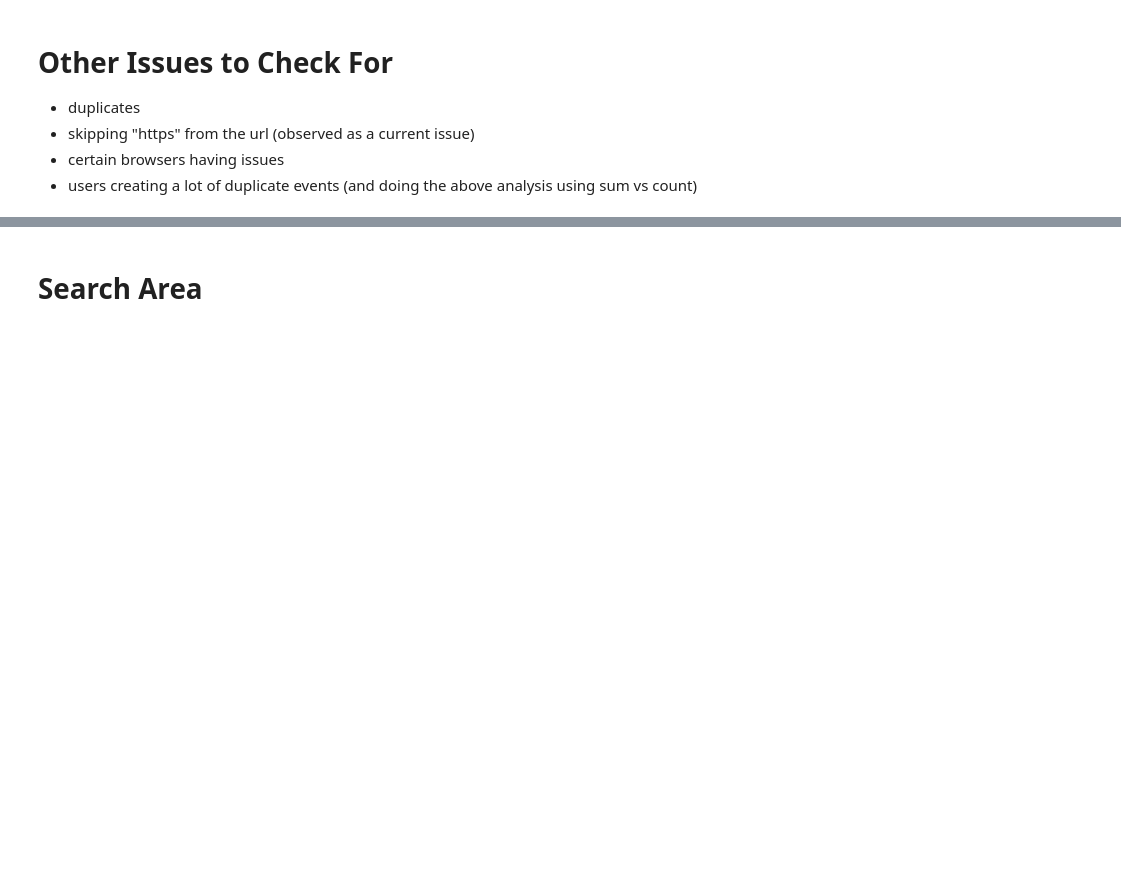
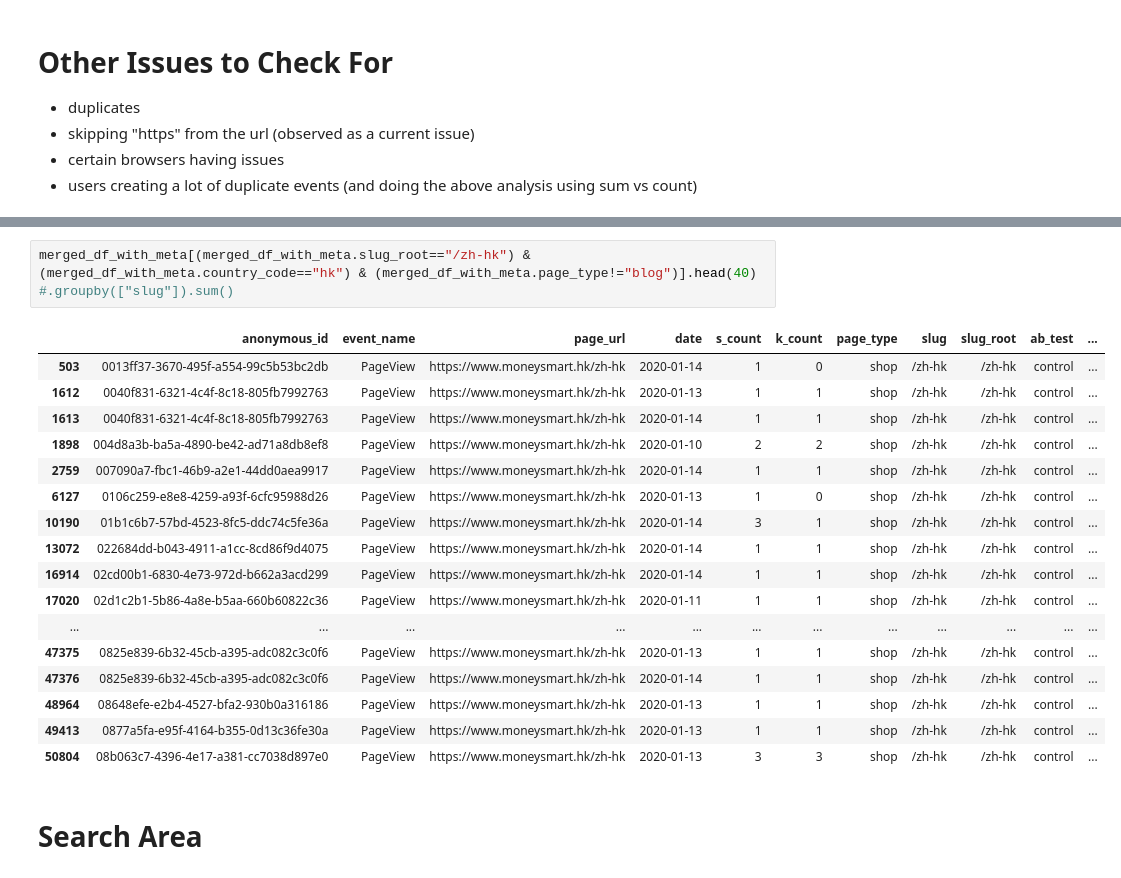
Before and after one commit to moneysmartco/blog-jupyter-notebooks, a Jupyter notebook: validating_segment_vs_kinesis.ipynb, the cells around one changed output, grey strips where cells are left out. Cells and saved outputs as stored; diff of their text form; blank space fills up the shorter version.

```diff
--- a/validating_segment_vs_kinesis.ipynb
+++ b/validating_segment_vs_kinesis.ipynb
@@ -905,3 +1025,23 @@ group_by_and_show_count_difference(merged_df_with_meta, ["country_code", "page_t
+# %%
+merged_df_with_meta[(merged_df_with_meta.slug_root=="/zh-hk") & (merged_df_with_meta.country_code=="hk") & (merged_df_with_meta.page_type!="blog")].head(40) #.groupby(["slug"]).sum()
+# %% [output]
+|  | anonymous_id | event_name | page_url | date | s_count | k_count | page_type | slug | slug_root | ab_test | ... |
+| 503 | 0013ff37-3670-495f-a554-99c5b53bc2db | PageView | https://www.moneysmart.hk/zh-hk | 2020-01-14 | 1 | 0 | shop | /zh-hk | /zh-hk | control | ... |
+| 1612 | 0040f831-6321-4c4f-8c18-805fb7992763 | PageView | https://www.moneysmart.hk/zh-hk | 2020-01-13 | 1 | 1 | shop | /zh-hk | /zh-hk | control | ... |
+| 1613 | 0040f831-6321-4c4f-8c18-805fb7992763 | PageView | https://www.moneysmart.hk/zh-hk | 2020-01-14 | 1 | 1 | shop | /zh-hk | /zh-hk | control | ... |
+| 1898 | 004d8a3b-ba5a-4890-be42-ad71a8db8ef8 | PageView | https://www.moneysmart.hk/zh-hk | 2020-01-10 | 2 | 2 | shop | /zh-hk | /zh-hk | control | ... |
+| 2759 | 007090a7-fbc1-46b9-a2e1-44dd0aea9917 | PageView | https://www.moneysmart.hk/zh-hk | 2020-01-14 | 1 | 1 | shop | /zh-hk | /zh-hk | control | ... |
+| 6127 | 0106c259-e8e8-4259-a93f-6cfc95988d26 | PageView | https://www.moneysmart.hk/zh-hk | 2020-01-13 | 1 | 0 | shop | /zh-hk | /zh-hk | control | ... |
+| 10190 | 01b1c6b7-57bd-4523-8fc5-ddc74c5fe36a | PageView | https://www.moneysmart.hk/zh-hk | 2020-01-14 | 3 | 1 | shop | /zh-hk | /zh-hk | control | ... |
+| 13072 | 022684dd-b043-4911-a1cc-8cd86f9d4075 | PageView | https://www.moneysmart.hk/zh-hk | 2020-01-14 | 1 | 1 | shop | /zh-hk | /zh-hk | control | ... |
+| 16914 | 02cd00b1-6830-4e73-972d-b662a3acd299 | PageView | https://www.moneysmart.hk/zh-hk | 2020-01-14 | 1 | 1 | shop | /zh-hk | /zh-hk | control | ... |
+| 17020 | 02d1c2b1-5b86-4a8e-b5aa-660b60822c36 | PageView | https://www.moneysmart.hk/zh-hk | 2020-01-11 | 1 | 1 | shop | /zh-hk | /zh-hk | control | ... |
+| ... | ... | ... | ... | ... | ... | ... | ... | ... | ... | ... | ... |
+| 47375 | 0825e839-6b32-45cb-a395-adc082c3c0f6 | PageView | https://www.moneysmart.hk/zh-hk | 2020-01-13 | 1 | 1 | shop | /zh-hk | /zh-hk | control | ... |
+| 47376 | 0825e839-6b32-45cb-a395-adc082c3c0f6 | PageView | https://www.moneysmart.hk/zh-hk | 2020-01-14 | 1 | 1 | shop | /zh-hk | /zh-hk | control | ... |
+| 48964 | 08648efe-e2b4-4527-bfa2-930b0a316186 | PageView | https://www.moneysmart.hk/zh-hk | 2020-01-13 | 1 | 1 | shop | /zh-hk | /zh-hk | control | ... |
+| 49413 | 0877a5fa-e95f-4164-b355-0d13c36fe30a | PageView | https://www.moneysmart.hk/zh-hk | 2020-01-13 | 1 | 1 | shop | /zh-hk | /zh-hk | control | ... |
+| 50804 | 08b063c7-4396-4e17-a381-cc7038d897e0 | PageView | https://www.moneysmart.hk/zh-hk | 2020-01-13 | 3 | 3 | shop | /zh-hk | /zh-hk | control | ... |
 # %% [markdown]
 # Search Area
 # %%
```
Also changed, not shown: parts of 40 cells of this notebook, 2 other files.
